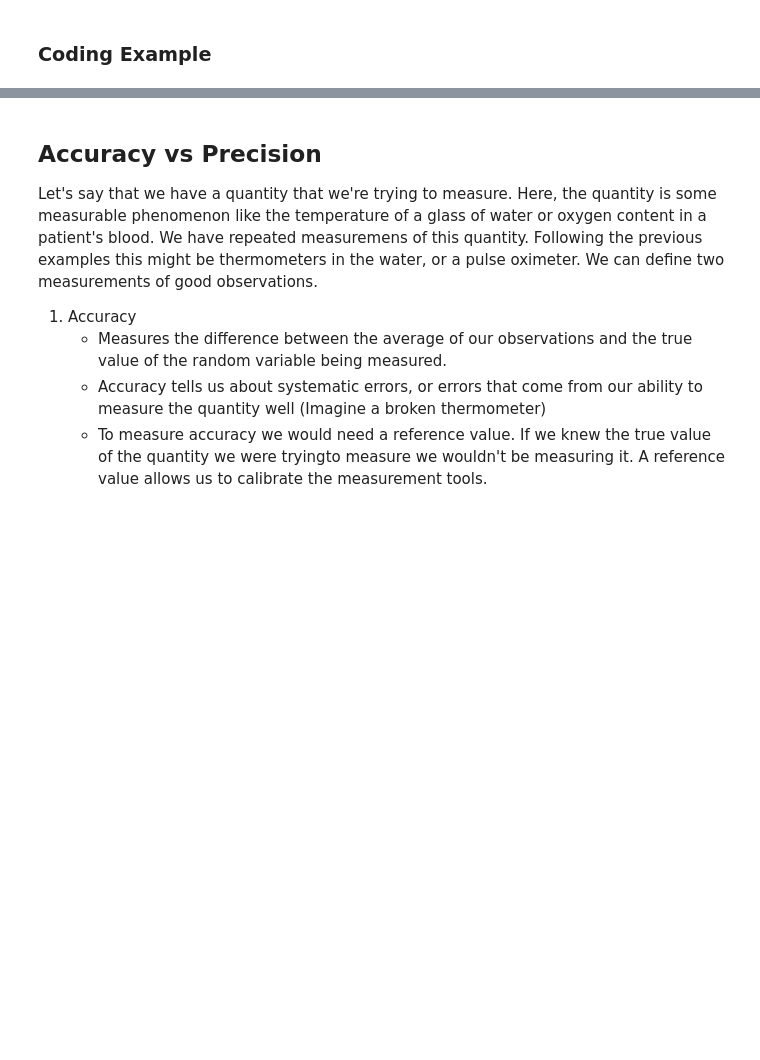
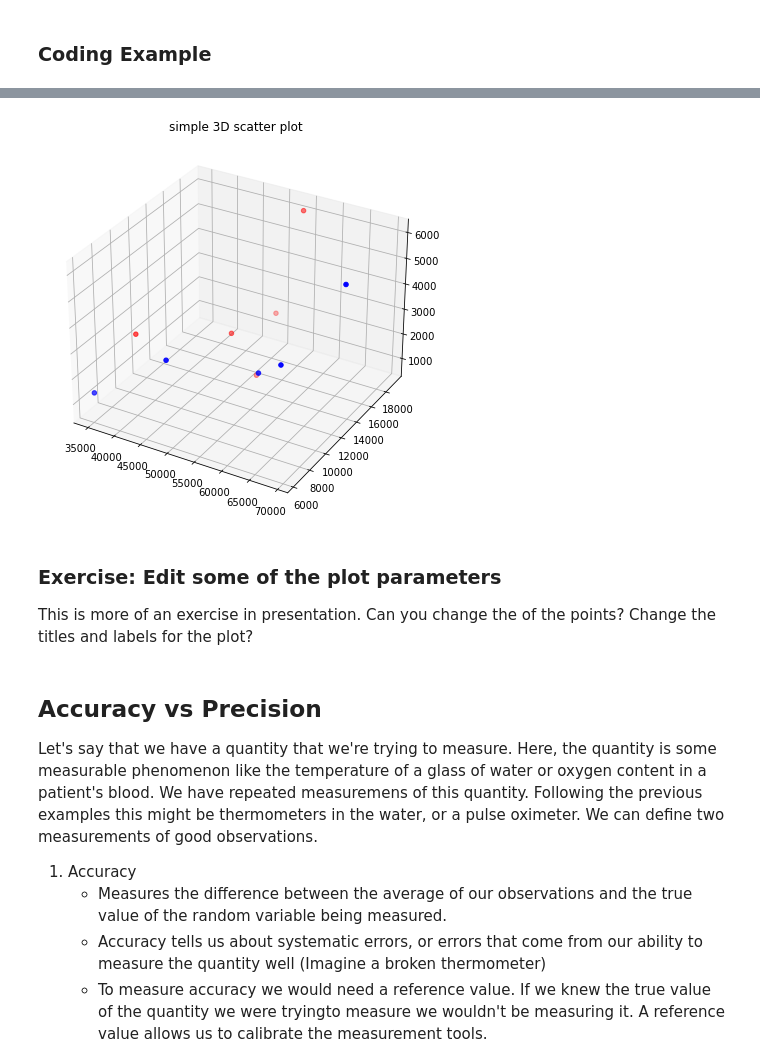
Before and after one commit to crowegian/indigiData_clustering, a Jupyter notebook: Completed Uncovering Structure in Data.ipynb, the cells around one changed output, grey strips where cells are left out. Cells and saved outputs as stored; diff of their text form; code cells hidden in the pictures; blank space fills up the shorter version.

```diff
--- a/Completed Uncovering Structure in Data.ipynb
+++ b/Completed Uncovering Structure in Data.ipynb
@@ -254,3 +236,25 @@ This is more of an exercise in presentation. Can you change the of the points? C
+# %%
+# 3 dimensional PCA decomposition
+pca = decomposition.PCA(n_components=3)
+pca.fit(data_df_std)
+X = pca.transform(data_df)
+y = [0, 0, 0, 0, 0, 1, 1, 1, 1, 1]
+
+# Creating figure
+fig = plt.figure(figsize = (10, 7))
+ax = plt.axes(projection ="3d")
+
+# Creating plot
+ax.scatter3D(X[:, 0], X[:, 1], X[:, 2], c=y, cmap = colormap)
+plt.title("simple 3D scatter plot")
+
+# show plot
+plt.show()
+# %% [output]
+[figure, added]
+# %% [markdown]
+### Exercise: Edit some of the plot parameters
+This is more of an exercise in presentation. Can you change the of the points? Change the titles and labels for the plot?
 # %% [markdown]
 ## Accuracy vs Precision
 Let's say that we have a quantity that we're trying to measure. Here, the quantity is some measurable phenomenon like the temperature of a glass of water or oxygen content in a patient's blood. We have repeated measuremens of this quantity. Following the previous examples this might be thermometers in the water, or a pulse oximeter. We can define two measurements of good observations.
```
Also changed, not shown: parts of 30 cells of this notebook.
